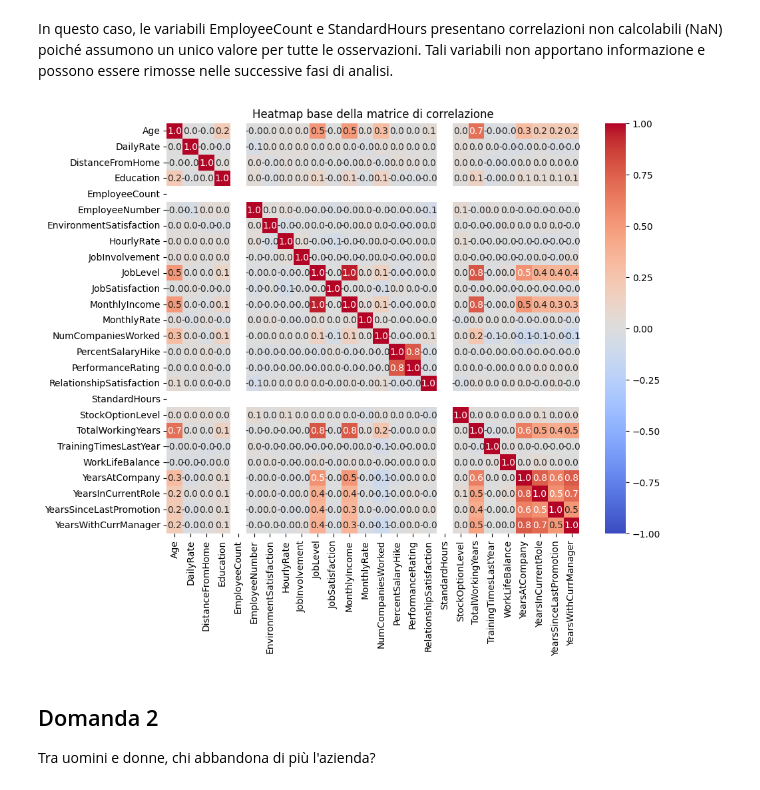
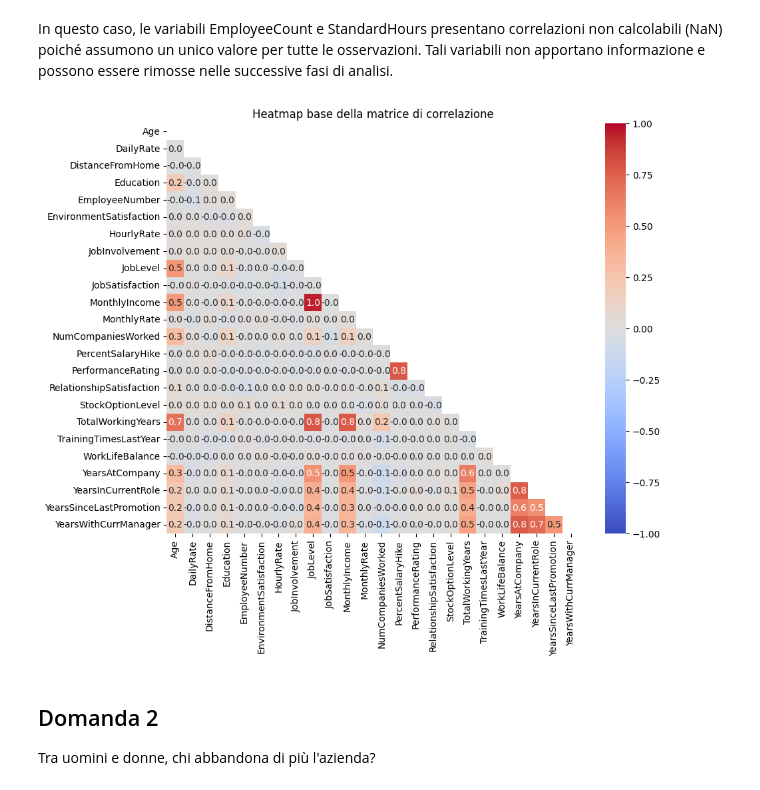
Before and after one commit to margheritamarinelli/Progetto-Data-Science-gruppo-9, a Jupyter notebook: notebook/Progetto_Data_Science_gruppo9.ipynb, the cells around one changed output. Cells and saved outputs as stored; diff of their text form; code cells hidden in the pictures.

```diff
--- a/notebook/Progetto_Data_Science_gruppo9.ipynb
+++ b/notebook/Progetto_Data_Science_gruppo9.ipynb
@@ -243,12 +243,21 @@ corr_pearson
 # %% [markdown]
 In questo caso, le variabili EmployeeCount e StandardHours presentano correlazioni non calcolabili (NaN) poiché assumono un unico valore per tutte le osservazioni. Tali variabili non apportano informazione e possono essere rimosse nelle successive fasi di analisi.
 # %%
+# prima di calcolare la Heatmap elimino le costanti (Emplyee Count e Standard hours) perchè le variabili costanti hanno varianza nulla, quindi la correlazione non è definita e non apportano alcuna informazione.
+attrition_senzacostanti = attrition.drop(
+    columns=["EmployeeCount", "StandardHours"]
+)
+attrition_numerico = attrition_senzacostanti.select_dtypes(include="number")
+corr_pearson = attrition_numerico.corr(method="pearson")
+
+mask = np.triu(np.ones_like(corr_pearson, dtype=bool))
+
 plt.figure(figsize=(10,8))
-sns.heatmap(corr_pearson, annot=True, cmap="coolwarm", vmin=-1, vmax=1, center=0, fmt=".1f")
+sns.heatmap(corr_pearson, mask=mask, annot=True, cmap="coolwarm", vmin=-1, vmax=1, center=0, fmt=".1f")
 plt.title("Heatmap base della matrice di correlazione")
 plt.show()
 # %% [output]
-[figure, old version]
+[figure, new version]
 # %% [markdown]
 ## Domanda 2
 Tra uomini e donne, chi abbandona di più l'azienda?
```
Also changed, not shown: parts of 1 cell of this notebook.
